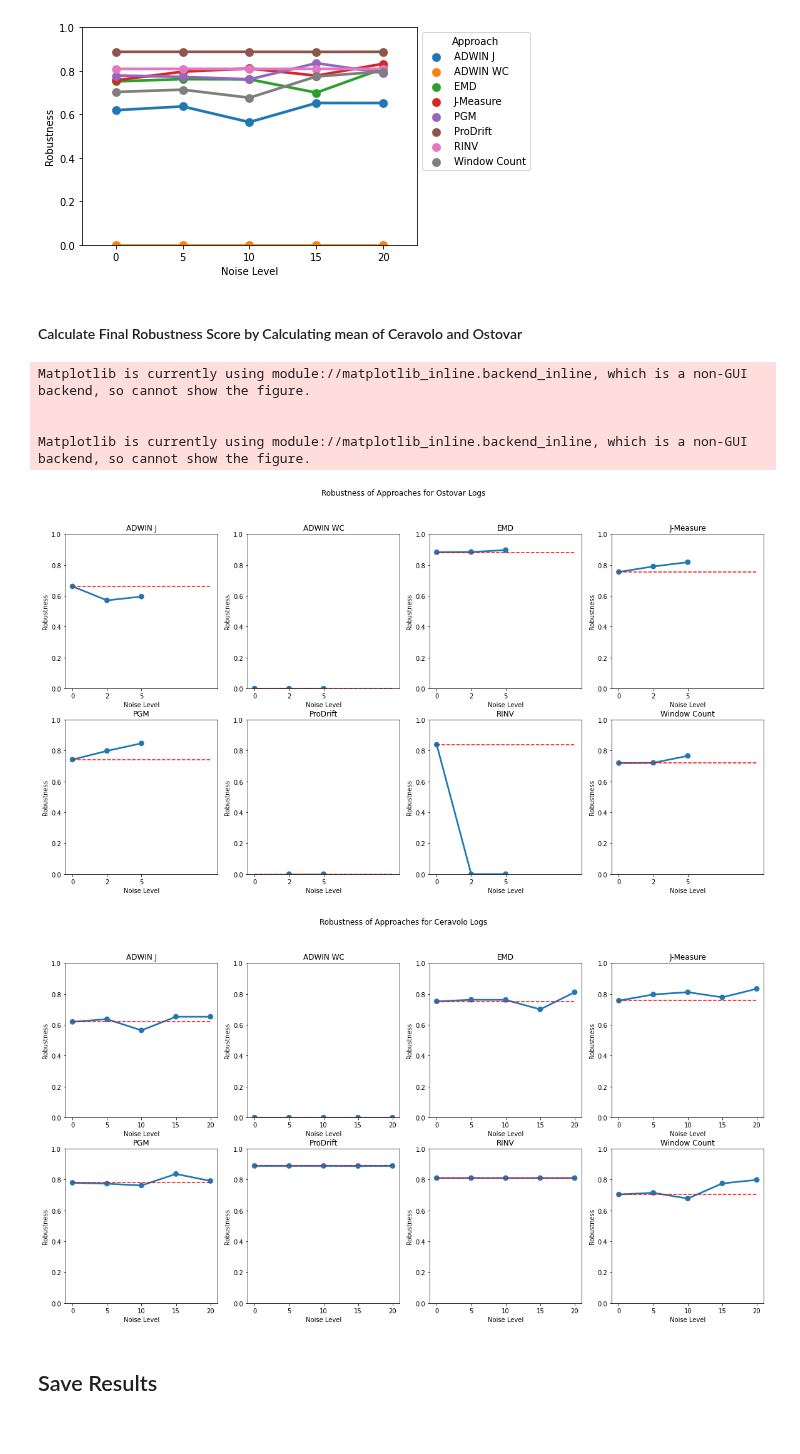
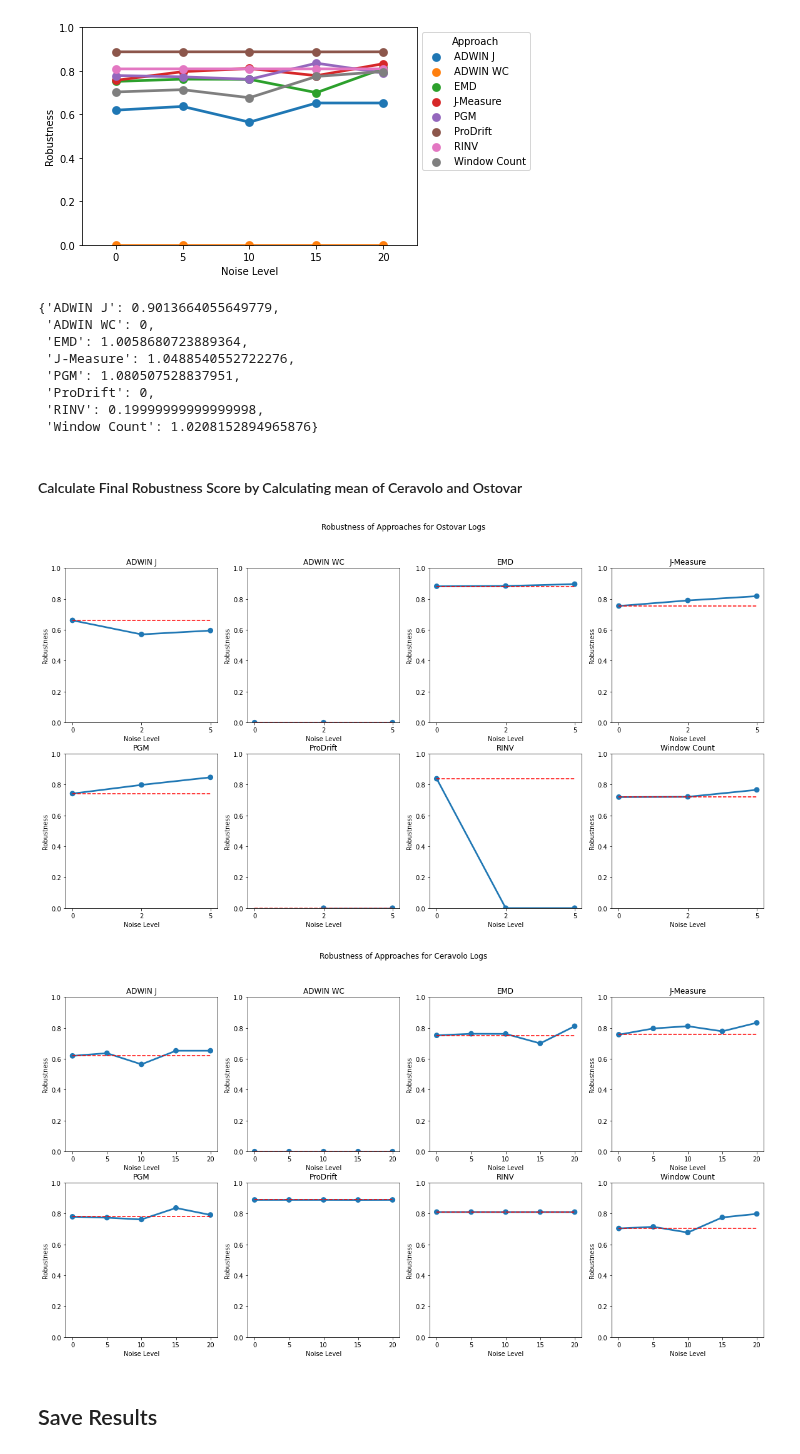
Before and after one commit to cpitsch/cdrift-evaluation, a Jupyter notebook: evaluate_results.ipynb, the cells around one changed output. Cells and saved outputs as stored; diff of their text form; code cells hidden in the pictures.

```diff
--- a/evaluate_results.ipynb
+++ b/evaluate_results.ipynb
@@ -644,7 +680,7 @@ ValueError:
 - Across ***all*** logs this time!
 # %%
 scalabilities = dict()
-for name, a_df in dfs:
+for name, a_df in df.groupby("Algorithm"):
     result = a_df["Duration"].mean()
     result_str = datetime.strftime(datetime.utcfromtimestamp(result.seconds), '%H:%M:%S')
     scalabilities[name] = {"datetime": result, "str": result_str}
@@ -880,11 +922,20 @@ ax.set_ylim(0,1)
 # %%
 # Calculate AUC Thing
 def convert_harm_mean_to_auc(means, div_zero_default=0):
+    ## Conventions:
+        # If any harmonic mean is nan, then set it to 0 instead
+
+
+    def _convert_nan_to_zero(x):
+        if np.isnan(x):
+            x = 0
+        return x
+
     # means maps {noise_level: {approach: robustness}}
     # reformat to {approach: [(noise_level, robustness)]}
     means = {
         approach: [
-            (int(noise_level), means[noise_level][approach])
+            (int(noise_level), _convert_nan_to_zero(means[noise_level][approach]))
             for noise_level in means.keys()
         ]
         for approach in means["0"].keys()
@@ -896,11 +947,8 @@ def convert_harm_mean_to_auc(means, div_zero_default=0):
 
         # Initial Robustness - Use to model "Ideal Robustness"
         initial_robustness = points[0][1] # Robustness for lowest (0%) noise
-        if np.isnan(initial_robustness):
-            initial_robustness = 0
         ideal_auc = initial_robustness * (points[-1][0] - points[0][0]) # AUC if it was always exactly as good as for the lowest noise level. If performance increases with higher noise, the achieved AUC might be larger than ideal AUC
-        prev_noise = points[0][0]
-        prev_robust = initial_robustness
+        prev_noise, prev_robust = points[0]
         auc = 0
         for noise, robust in points[1:]:
             delta_noise = noise-prev_noise
@@ -921,6 +969,17 @@ def convert_harm_mean_to_auc(means, div_zero_default=0):
 
 robustness_ceravolo = convert_harm_mean_to_auc(means_ceravolo)
 robustness_ostovar = convert_harm_mean_to_auc(means_ostovar)
+# %%
+robustness_ostovar
+# %% [output]
+{'ADWIN J': 0.9013664055649779,
+ 'ADWIN WC': 0,
+ 'EMD': 1.0058680723889364,
+ 'J-Measure': 1.0488540552722276,
+ 'PGM': 1.080507528837951,
+ 'ProDrift': 0,
+ 'RINV': 0.19999999999999998,
+ 'Window Count': 1.0208152894965876}
 # %% [markdown]
 #### Calculate Final Robustness Score by Calculating mean of Ceravolo and Ostovar
 # %%
@@ -932,32 +991,34 @@ robustnesses = {
 # %%
 def plot_robustness(robustness_df, logset:str):
     fig, axs = plt.subplots(2,4, figsize=(20,10))
     fig.suptitle(f"Robustness of Approaches for {logset} Logs")
     for idx, name in enumerate(plot_df_robust["Approach"].unique()):
         row_offset = idx // 4
         col_offset = idx % 4
         ax = axs[row_offset, col_offset]
         relevant_df = plot_df_robust[(plot_df_robust["Approach"] == name) & (plot_df_robust["Log Set"] == logset)]
         sns.pointplot(x="Noise Level", y="Robustness", data=relevant_df, ci=None, ax=ax, title=name)
 
         ax.set_ylim(0,1)
         ax.set_title(name)
         robustness_of_zero_noise = min(zip(relevant_df["Noise Level"], relevant_df["Robustness"]), key=lambda x: x[0])[1]
         if np.isnan(robustness_of_zero_noise):
             robustness_of_zero_noise = 0
         # plt.axhline(y=robustness_of_zero_noise, color='r', linestyle='-', ax=ax)
-        ax.hlines(robustness_of_zero_noise, color='r', linestyle='dashed', xmin=0, xmax=4)
+        ax.hlines(robustness_of_zero_noise, color='r', linestyle='dashed', xmin=0, xmax=len(relevant_df["Noise Level"].unique())-1)
     return fig, axs
 fig_ostovar, axs_ostovar = plot_robustness(plot_df_robust, "Ostovar")
 fig_ceravolo, axs_ceravolo = plot_robustness(plot_df_robust, "Ceravolo")
-fig_ostovar.show()
-fig_ceravolo.show()
+
+if not os.path.exists("Final_Eval/Robustness"):
+    os.makedirs("Final_Eval/Robustness")
+
+fig_ostovar.savefig("Final_Eval/Robustness/robustness_ostovar_logs.pdf", bbox_inches="tight", format="pdf")
+fig_ceravolo.savefig("Final_Eval/Robustness/robustness_ceravolo_logs.pdf", bbox_inches="tight", format="pdf")
+# fig_ostovar.show()
+# fig_ceravolo.show()
 # %% [output]
-Matplotlib is currently using module://matplotlib_inline.backend_inline, which is a non-GUI backend, so cannot show the figure.
-
-
-Matplotlib is currently using module://matplotlib_inline.backend_inline, which is a non-GUI backend, so cannot show the figure.
-[figure, old version]
+[figure, new version]
 [figure]
 # %% [markdown]
 ## Save Results
```
Also changed, not shown: parts of 13 cells of this notebook.
